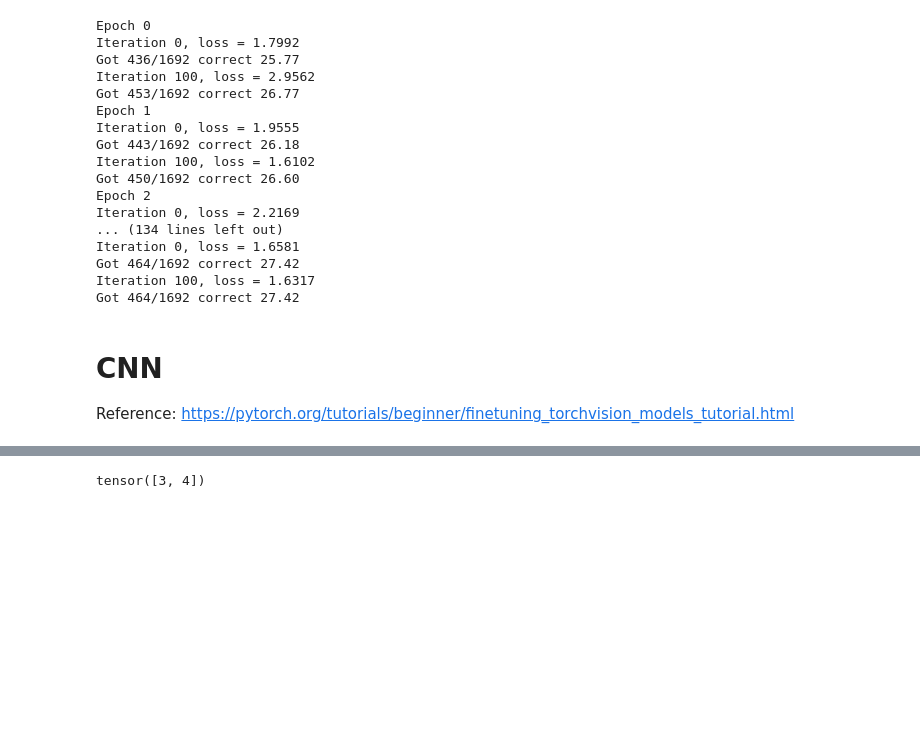
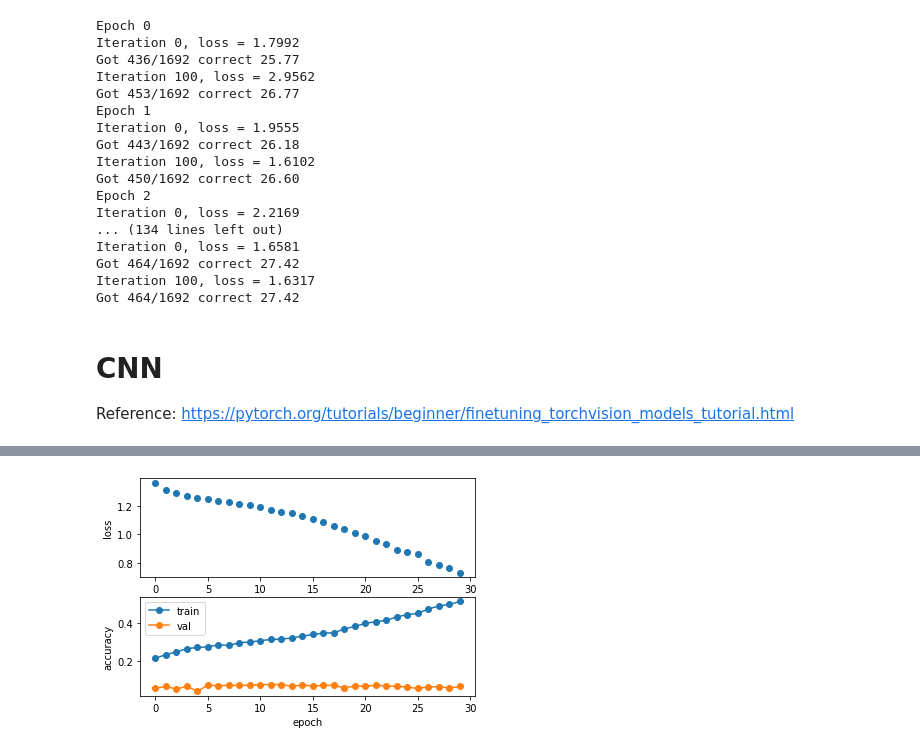
Before and after one commit to yh36/CS231nProstateCancer, a Jupyter notebook: PyTorchCropImages.ipynb, the cells around one changed output, grey strips where cells are left out. Drawn from its saved outputs; the diff is of its cells as text; code cells hidden in the pictures; blank space fills up the shorter version.

Commit message:
Train AlexNet with one crop from each biopsy sample

```diff
--- a/PyTorchCropImages.ipynb
+++ b/PyTorchCropImages.ipynb
@@ -252,7 +252,9 @@ Reference: https://pytorch.org/tutorials/beginner/finetuning_torchvision_models_
 def train_model(model, dataloaders, criterion, optimizer, scheduler, num_epochs=25):
     since = time.time()
 
+    train_acc_history = []
     val_acc_history = []
+    loss_history = []
 
     best_model_wts = copy.deepcopy(model.state_dict())
     best_acc = 0.0
@@ -292,8 +294,10 @@ def train_model(model, dataloaders, criterion, optimizer, scheduler, num_epochs=
 
                 # Statistics
                 running_loss += loss.item() * inputs.size(0)
-                print(loss.item())
+                #print(loss.item())
                 running_corrects += torch.sum(preds == labels)
+
+            # End of epoch
             epoch_loss = running_loss / len(dataloaders[phase].dataset)
             epoch_acc = running_corrects.double() / len(dataloaders[phase].dataset)
             print('{} Loss: {:4f} Acc: {:4f}'.format(phase, epoch_loss, epoch_acc))
@@ -304,18 +308,21 @@ def train_model(model, dataloaders, criterion, optimizer, scheduler, num_epochs=
                 best_model_wts = copy.deepcopy(model.state_dict())
             if phase == 'val':
                 val_acc_history.append(epoch_acc)
+            else:
+                train_acc_history.append(epoch_acc)
+                loss_history.append(epoch_loss)
 
             if scheduler is not None and phase == 'train':
                 scheduler.step()
 
         print()
 
-    tim_elapsed = time.time() - since
+    time_elapsed = time.time() - since
     print('Training complete in {:.0f}m {:0f}s'.format(time_elapsed//60, time_elapsed%60))
     print('Best val Acc: {:4f}'.format(best_acc))
 
     model.load_state_dict(best_model_wts)
-    return model, val_acc_history
+    return model, loss_history, train_acc_history, val_acc_history
 
 
 def set_parameter_requires_grad(model, feature_extracting):
@@ -332,7 +339,7 @@ def initialize_model(num_classes, feature_extract=False, use_pretrained=False):
     set_parameter_requires_grad(model_ft, feature_extract)
     num_ftrs = model_ft.classifier[6].in_features
     model_ft.classifier[6] = nn.Linear(num_ftrs, num_classes)
-    input_size = 128
+    #input_size = 128
 
     return model_ft, input_size
 # %%
@@ -346,7 +353,10 @@ optimizer = optim.SGD(model_ft.parameters(),
                       momentum=.9,
                       nesterov=True)
 
-train_model(model_ft, {'train': loader_train, 'val': loader_val}, F.cross_entropy, optimizer, None, 30)
+best_model, loss_history, train_acc_history, val_acc_history = train_model(model_ft, {'train': loader_train, 'val': loader_val}, F.cross_entropy, optimizer, None, 30)
+print(loss_history)
+print(train_acc_history)
+print(val_acc_history)
 # %% [output]
 Epoch 0/29
 ----------
@@ -368,11 +378,20 @@ Epoch 0/29
-# %%
-"""
-Graphs
-1. loss vs. iterations
-2. Train/Validation accuracy along epoch
-"""
-a = torch.tensor([1, 2, 3, 4])
-b = torch.tensor([2, 1, 3, 4])
-print(a[a==b])
-# %% [output]
-tensor([3, 4])
+# %%
+"""
+Graphs
+1. loss vs. iterations
+2. Train/Validation accuracy along epoch
+"""
+plt.subplot(2,1,1)
+plt.plot(loss_history, 'o')
+plt.xlabel('epoch')
+plt.ylabel('loss')
+
+plt.subplot(2,1,2)
+plt.plot(train_acc_history, '-o')
+plt.plot(val_acc_history, '-o')
+plt.legend(['train', 'val'], loc='upper left')
+plt.xlabel('epoch')
+plt.ylabel('accuracy')
+plt.show()
+# %% [output]
+[figure, added]
```
Also changed, not shown: parts of 2 cells of this notebook.
